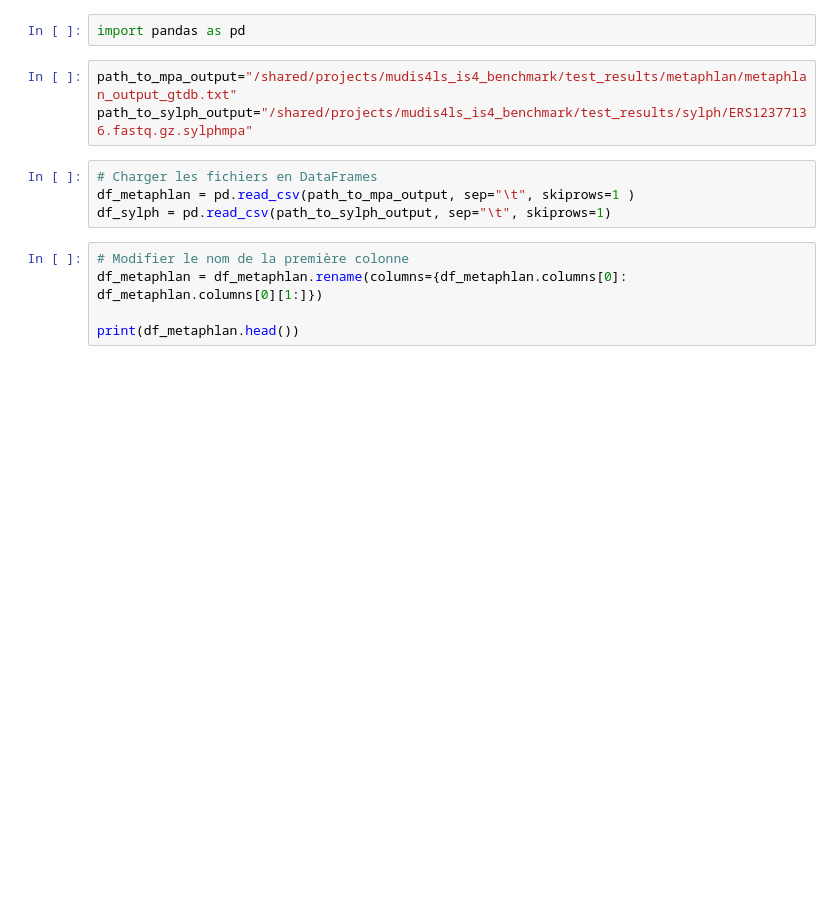
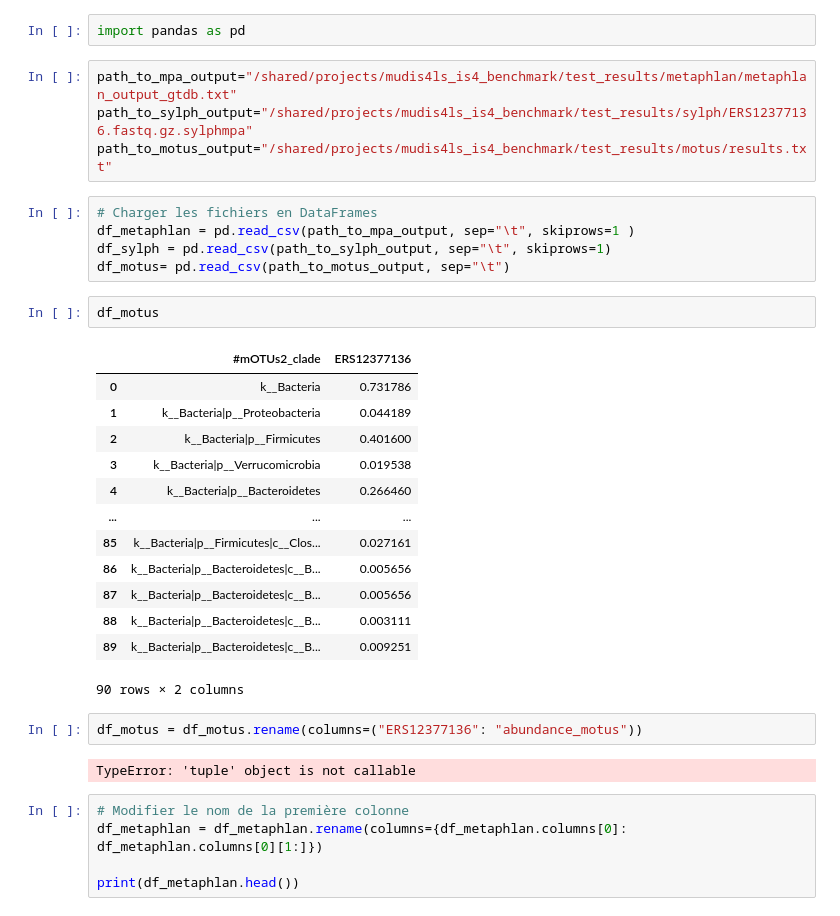
Before and after one commit to vivekbibs/IS4, a Jupyter notebook: compare_outputs/mpa_to_sylph.ipynb, the cells around one changed output. Drawn from its saved outputs; the diff is of its cells as text; blank space fills up the shorter version.

```diff
--- a/compare_outputs/mpa_to_sylph.ipynb
+++ b/compare_outputs/mpa_to_sylph.ipynb
@@ -3,10 +3,32 @@ import pandas as pd
 # %%
 path_to_mpa_output="/shared/projects/mudis4ls_is4_benchmark/test_results/metaphlan/metaphlan_output_gtdb.txt"
 path_to_sylph_output="/shared/projects/mudis4ls_is4_benchmark/test_results/sylph/ERS12377136.fastq.gz.sylphmpa"
+path_to_motus_output="/shared/projects/mudis4ls_is4_benchmark/test_results/motus/results.txt"
 # %%
 # Charger les fichiers en DataFrames
 df_metaphlan = pd.read_csv(path_to_mpa_output, sep="\t", skiprows=1 )
 df_sylph = pd.read_csv(path_to_sylph_output, sep="\t", skiprows=1)
+df_motus= pd.read_csv(path_to_motus_output, sep="\t")
+# %%
+df_motus
+# %% [output]
+|  | #mOTUs2_clade | ERS12377136 |
+| 0 | k__Bacteria | 0.731786 |
+| 1 | k__Bacteria|p__Proteobacteria | 0.044189 |
+| 2 | k__Bacteria|p__Firmicutes | 0.401600 |
+| 3 | k__Bacteria|p__Verrucomicrobia | 0.019538 |
+| 4 | k__Bacteria|p__Bacteroidetes | 0.266460 |
+| ... | ... | ... |
+| 85 | k__Bacteria|p__Firmicutes|c__Clos... | 0.027161 |
+| 86 | k__Bacteria|p__Bacteroidetes|c__B... | 0.005656 |
+| 87 | k__Bacteria|p__Bacteroidetes|c__B... | 0.005656 |
+| 88 | k__Bacteria|p__Bacteroidetes|c__B... | 0.003111 |
+| 89 | k__Bacteria|p__Bacteroidetes|c__B... | 0.009251 |
+90 rows × 2 columns
+# %%
+df_motus = df_motus.rename(columns=("ERS12377136": "abundance_motus"))
+# %% [output]
+TypeError: 'tuple' object is not callable
 # %%
 # Modifier le nom de la première colonne
 df_metaphlan = df_metaphlan.rename(columns={df_metaphlan.columns[0]: df_metaphlan.columns[0][1:]})
```
Also changed, not shown: 7 other files.
